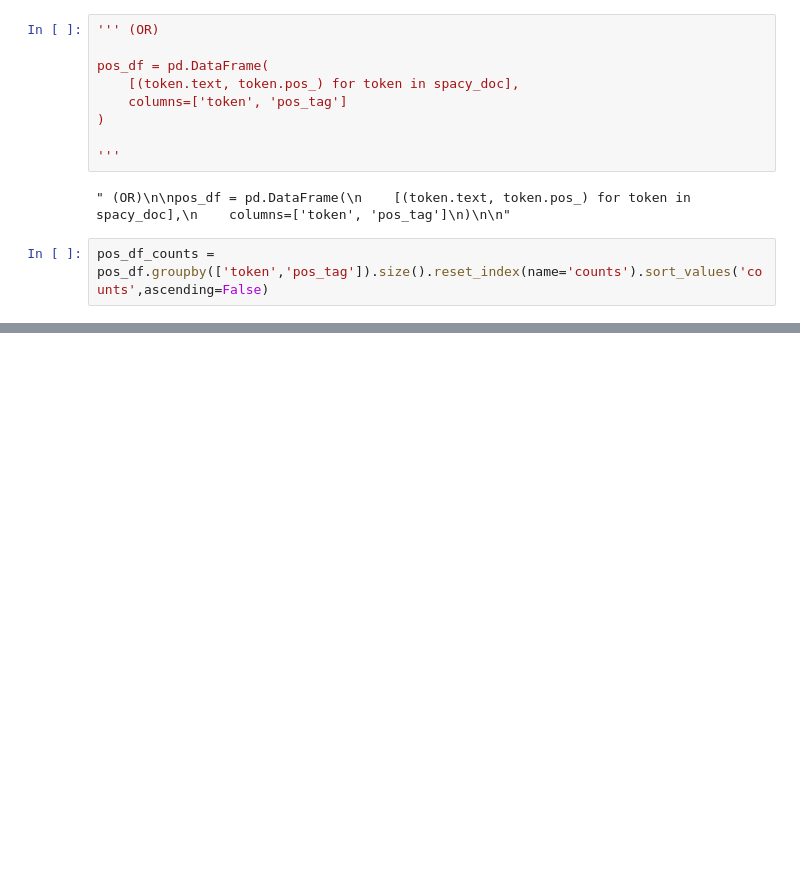
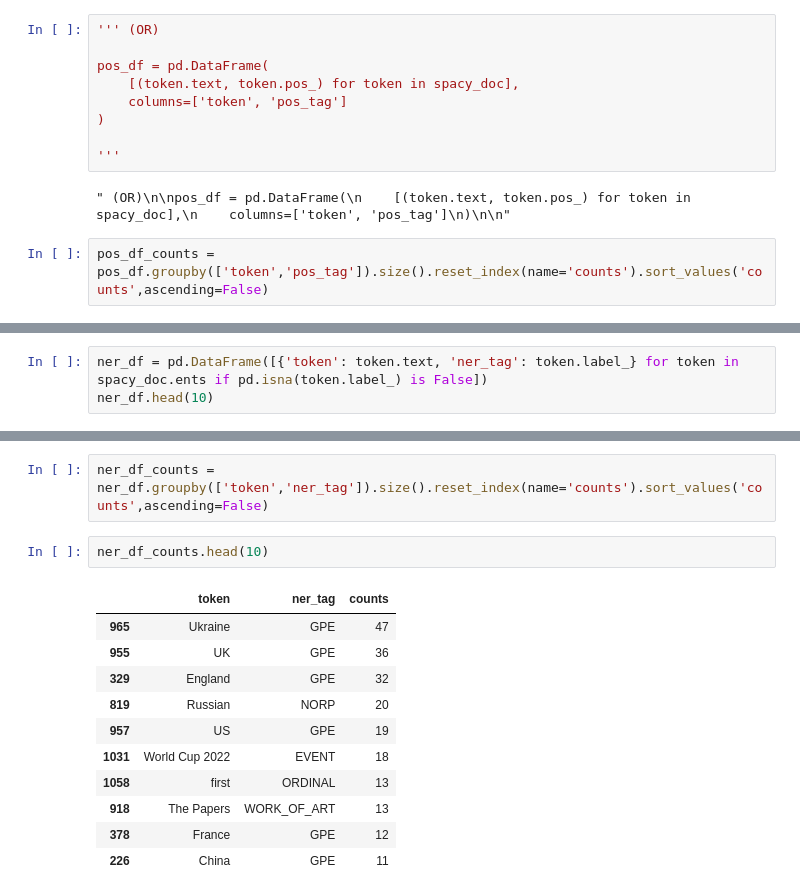
Before and after one commit to Harishkumar-J/AI-Text-Tagging-02, a Jupyter notebook: POS and NER.ipynb, the cells around one changed output, grey strips where cells are left out. Drawn from its saved outputs; the diff is of its cells as text; blank space fills up the shorter version.

```diff
--- a/POS and NER.ipynb
+++ b/POS and NER.ipynb
@@ -194,0 +205,3 @@ pos_df_counts
+# %%
+ner_df = pd.DataFrame([{'token': token.text, 'ner_tag': token.label_} for token in spacy_doc.ents if pd.isna(token.label_) is False])
+ner_df.head(10)
@@ -194,0 +220,16 @@ pos_df_counts
+# %%
+ner_df_counts = ner_df.groupby(['token','ner_tag']).size().reset_index(name='counts').sort_values('counts',ascending=False)
+# %%
+ner_df_counts.head(10)
+# %% [output]
+|  | token | ner_tag | counts |
+| 965 | Ukraine | GPE | 47 |
+| 955 | UK | GPE | 36 |
+| 329 | England | GPE | 32 |
+| 819 | Russian | NORP | 20 |
+| 957 | US | GPE | 19 |
+| 1031 | World Cup 2022 | EVENT | 18 |
+| 1058 | first | ORDINAL | 13 |
+| 918 | The Papers | WORK_OF_ART | 13 |
+| 378 | France | GPE | 12 |
+| 226 | China | GPE | 11 |
```
Also changed, not shown: parts of 4 cells of this notebook.
